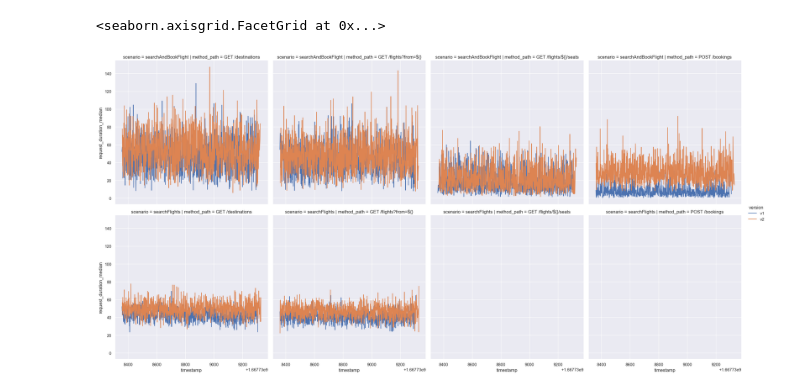
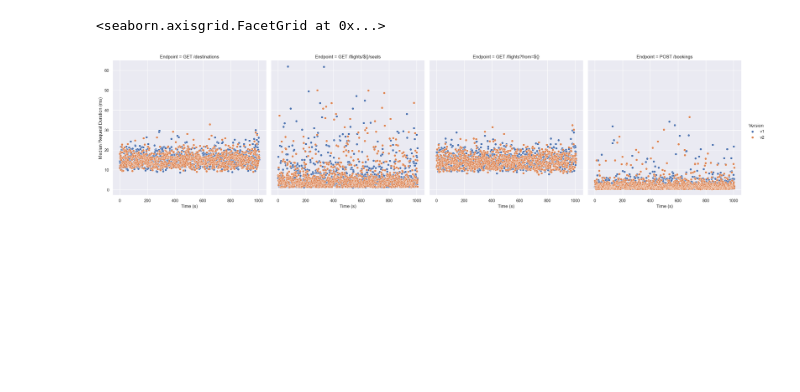
Before and after one commit to njapke/cloud-benchmark-conductor, a Jupyter notebook: analysis/bootstraping-app2.ipynb, the cells around one changed output. Drawn from its saved outputs; the diff is of its cells as text; code cells hidden in the pictures; blank space fills up the shorter version.

```diff
--- a/analysis/bootstraping-app2.ipynb
+++ b/analysis/bootstraping-app2.ipynb
@@ -7,10 +7,12 @@ from numpy.random import default_rng
 rng = default_rng()
 # %%
 # benchmarkName = "ab-main-main-2022-11-04T12:30:42+01:00"
+benchmarkName = "ab-main-main-2022-11-10T17:34:23+01:00"
 # benchmarkName = "ab-main-perf-issue-clean-path-2022-11-05T20:39:50+01:00"
 # benchmarkName = "ab-main-perf-issue-request-id-2022-11-04T14:18:47+01:00"
-benchmarkName = "ab-main-perf-issue-basic-auth-2022-11-06T13:36:52+01:00"
-
+# benchmarkName = "ab-main-perf-issue-basic-auth-2022-11-06T13:36:52+01:00"
+maxCutoffDuration = 120
+# maxCutoffDuration = 600
 
 df1 = pd.read_csv(f"../results/fbs/{benchmarkName}/v1.csv.gz")
 df2 = pd.read_csv(f"../results/fbs/{benchmarkName}/v2.csv.gz")
@@ -39,9 +41,13 @@ df_req_durations = df[df['metric_name'] == 'http_req_duration'].copy()
 
 df_req_durations.rename(columns={'extra_tags': 'version', 'name': 'path'}, inplace=True)
 df_req_durations['version'] = df_req_durations['version'].str.replace('version=', '')
-df_req_durations['method_path'] = df_req_durations['method'] + " " + df_req_durations['path'].str[3:]
-# df_req_durations['scenario_iter'] = df_req_durations['scenario'] + "_" + df_req_durations['iter'].astype(int).astype(str)
-# df_req_durations.groupby(['version', 'scenario']).size()
+df_req_durations['endpoint'] = df_req_durations['method'] + " " + df_req_durations['path'].str[3:]
+
+# add 60 seconds to the first timestamp
+minCutoffTs = df_req_durations['timestamp'].min() + 60
+# use relative timestamps
+df_req_durations['timestamp'] = df_req_durations['timestamp'] - minCutoffTs
+maxCutoffTs = df_req_durations['timestamp'].max() - maxCutoffDuration
 df_req_durations
 # %% [output]
 |  | metric_name | timestamp | metric_value | check | error | error_code | expected_response | iter | ... |
@@ -113,0 +66,4 @@ dtype: int64
+# %%
+# enforce cutoff
+df_filtered = df_req_durations[(df_req_durations['timestamp'] >= 0) & (df_req_durations['timestamp'] <= maxCutoffTs)]
+df_filtered.groupby(['endpoint', 'version']).size()
@@ -165,25 +108,21 @@ g.figure.savefig(f"{benchmarkName}-all-requests.pdf")
 # %%
-#sns.set(rc={'figure.figsize':(23,12)})
-
+# Requests per Endpoint
 plot_df2 = df_filtered\
-  .groupby(['scenario','timestamp', 'method_path', 'version']) .agg(
+  .groupby(['timestamp', 'endpoint', 'version']) .agg(
     count=('status', 'count'),
     request_duration_median=('metric_value', 'median'),
-    request_duration_max=('metric_value', 'max'),
-    request_duration_min=('metric_value', 'min')
   ).reset_index()
-# plot_df2 = plot_df2.melt(id_vars=['scenario', 'iter', 'method_path', 'version'], value_vars=['request_duration_median', 'request_duration_max', 'request_duration_min'])
+plot_df2['Endpoint'] = plot_df2['endpoint']
 
-# plot_df2
-# g = sns.lineplot(data = plot_df2, x='timestamp', y='request_duration_median', hue='version', palette=paletteTime)
-g = sns.FacetGrid(plot_df2, col="method_path", height=6, row='scenario', hue='version')
-g.map(sns.lineplot,  'timestamp', 'request_duration_median')
-g.add_legend()
+g = sns.FacetGrid(plot_df2, col="Endpoint", height=6, hue='version')
+g.map(sns.scatterplot,  'timestamp', 'request_duration_median')
+g.add_legend(title="Version")
+g.set_axis_labels("Time (s)", "Median Request Duration (ms)")
 g.savefig(f"{benchmarkName}-requests-by-endpoint.pdf")
 g
 # %% [output]
 <seaborn.axisgrid.FacetGrid at 0x...>
-[figure, old version]
+[figure, new version]
 # %%
 def bootstrap(perfRuntimes1: pd.DataFrame, perfRuntimes2: pd.DataFrame):
   allRuntimes1 = perfRuntimes1['metric_value'].to_numpy()
```
Also changed, not shown: parts of 9 cells of this notebook, 16 other files.
